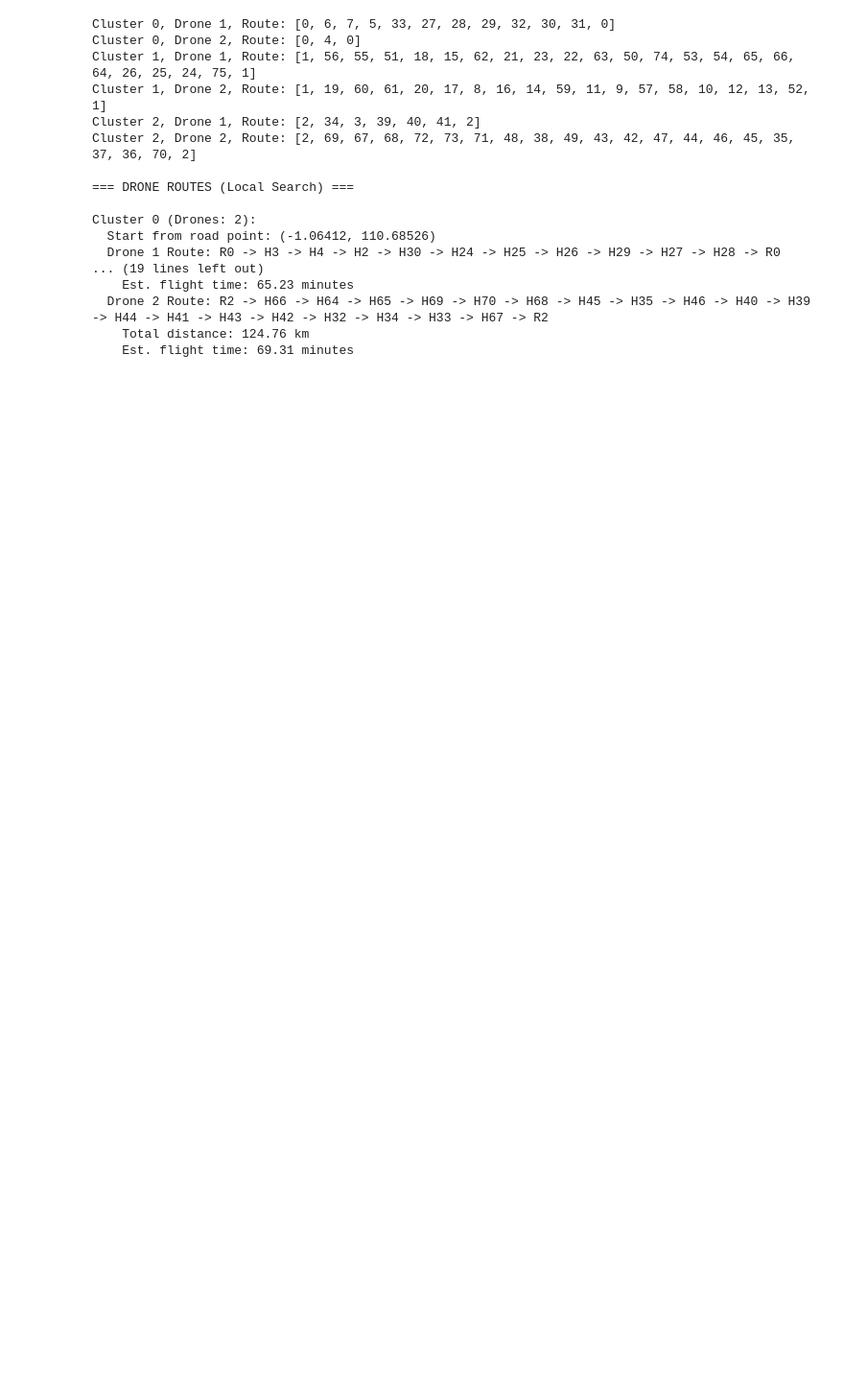
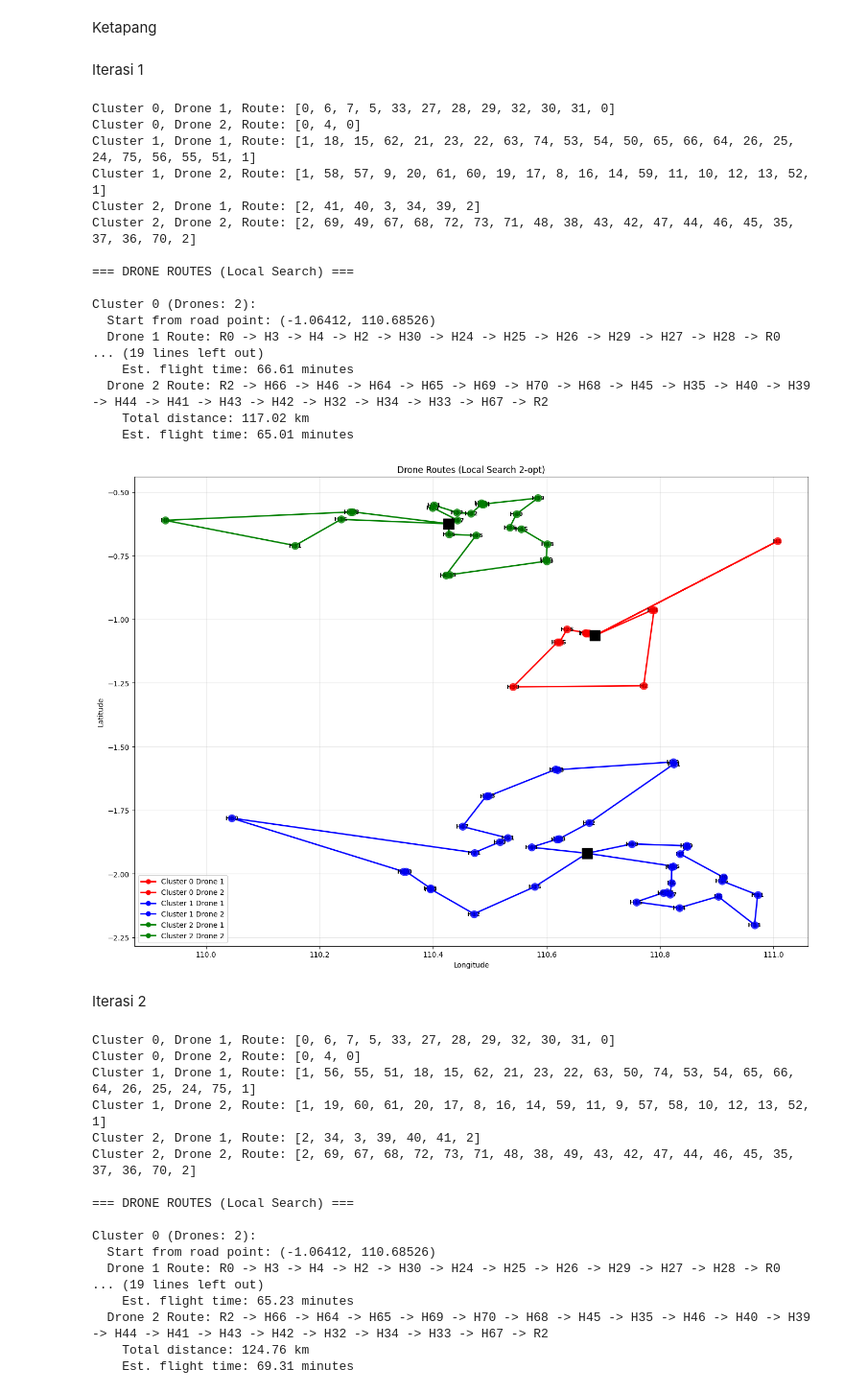
Before and after one commit to koiiiko/softcomp, a Jupyter notebook: local_search.ipynb, the cells around one changed output. Shown: that part at 96% size. Drawn from its saved outputs; the diff is of its cells as text; code cells hidden in the pictures; blank space fills up the shorter version.

Commit message:
new visualization n melawi ls

```diff
--- a/local_search.ipynb
+++ b/local_search.ipynb
@@ -1,3 +1,46 @@
+# %% [markdown]
+Ketapang
+# %% [markdown]
+Iterasi 1
+# %%
+from ls import *
+
+road_points = {
+    0: (-1.064124, 110.685258),
+    1: (-1.919500, 110.671412),
+    2: (-0.625036, 110.427354)
+}
+
+routing = ClusterBasedDroneRouting_LocalSearch(
+    csv_file="ketapang-12-08-24_merged_clustered_3.csv",
+    road_points=road_points,
+    n_drones={0: 2, 1: 2, 2: 2}
+)
+
+routes = routing.optimize_all_clusters()
+routing.print_cluster_routes(routes)
+routing.visualize_cluster_routes(routes)
+# %% [output]
+Cluster 0, Drone 1, Route: [0, 6, 7, 5, 33, 27, 28, 29, 32, 30, 31, 0]
+Cluster 0, Drone 2, Route: [0, 4, 0]
+Cluster 1, Drone 1, Route: [1, 18, 15, 62, 21, 23, 22, 63, 74, 53, 54, 50, 65, 66, 64, 26, 25, 24, 75, 56, 55, 51, 1]
+Cluster 1, Drone 2, Route: [1, 58, 57, 9, 20, 61, 60, 19, 17, 8, 16, 14, 59, 11, 10, 12, 13, 52, 1]
+Cluster 2, Drone 1, Route: [2, 41, 40, 3, 34, 39, 2]
+Cluster 2, Drone 2, Route: [2, 69, 49, 67, 68, 72, 73, 71, 48, 38, 43, 42, 47, 44, 46, 45, 35, 37, 36, 70, 2]
+
+=== DRONE ROUTES (Local Search) ===
+
+Cluster 0 (Drones: 2):
+  Start from road point: (-1.06412, 110.68526)
+  Drone 1 Route: R0 -> H3 -> H4 -> H2 -> H30 -> H24 -> H25 -> H26 -> H29 -> H27 -> H28 -> R0
+... (19 lines left out)
+    Est. flight time: 66.61 minutes
+  Drone 2 Route: R2 -> H66 -> H46 -> H64 -> H65 -> H69 -> H70 -> H68 -> H45 -> H35 -> H40 -> H39 -> H44 -> H41 -> H43 -> H42 -> H32 -> H34 -> H33 -> H67 -> R2
+    Total distance: 117.02 km
+    Est. flight time: 65.01 minutes
+[figure, added]
+# %% [markdown]
+Iterasi 2
 # %%
 from ls import *
 
```
Also changed, not shown: parts of 8 cells of this notebook, 4 other files.
